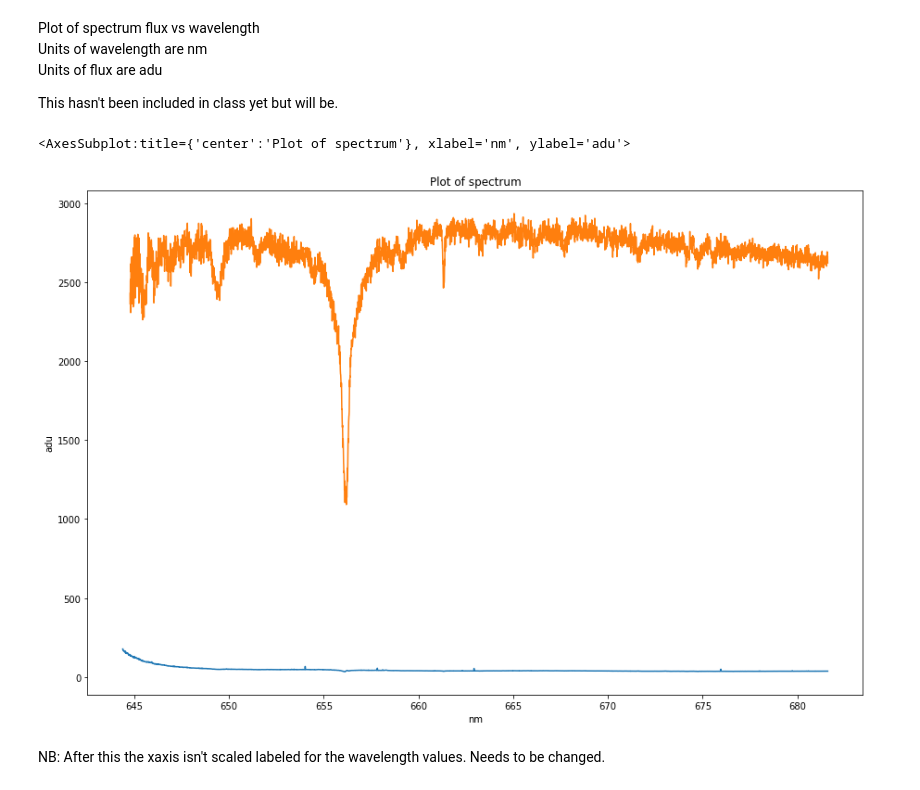
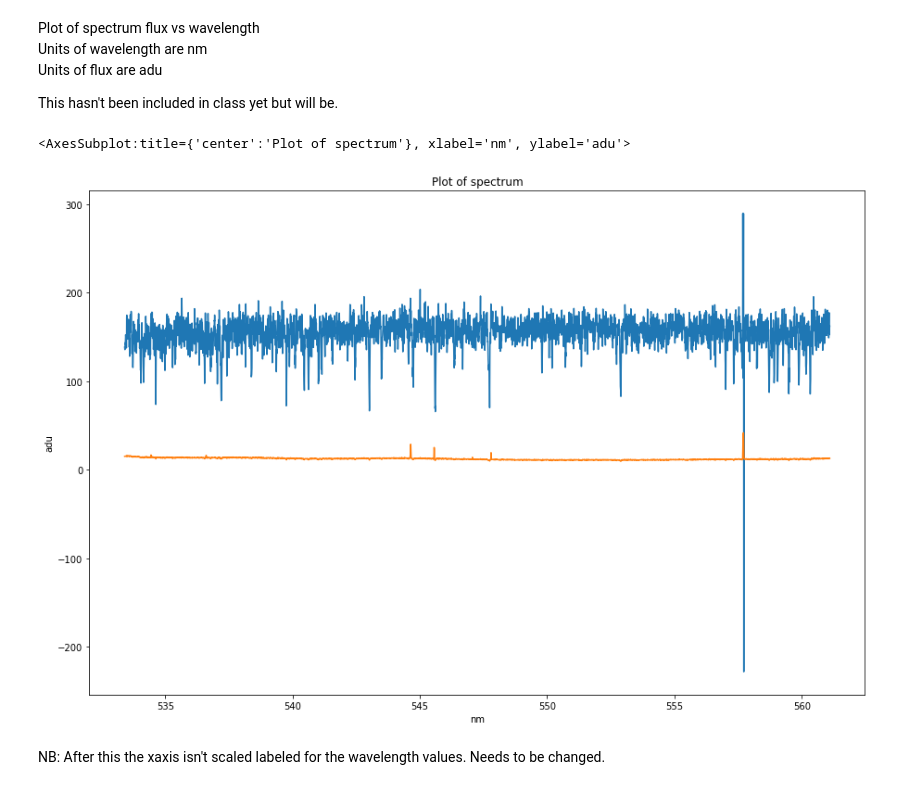
Before and after one commit to ocallam6/GES, a Jupyter notebook: Analysis/hr10_pca.ipynb, the cells around one changed output. Saved outputs shown, nothing was run; the diff lists cells and outputs as text; code cells hidden in the pictures.

```diff
--- a/Analysis/hr10_pca.ipynb
+++ b/Analysis/hr10_pca.ipynb
@@ -81,3 +41,10 @@ FileNotFoundError: [Errno 2] No such file or directory: 'class'
+# %%
+os.chdir('../')
+from Data_handling.spectra_object import get_data
+os.chdir('Parameter_files')
+HR10=pd.read_csv('HR10_parameter_with_file_names_for_spectra.csv')
+os.chdir('../Data')
+HR10['spectrum']=HR10['hr10_file'].apply(get_data)
 # %% [markdown]
 # 1.1 Parameters for these samples
 
@@ -95,0 +56,6 @@ Index(['wavelength', 'flux', 'flux_err'], dtype='object')
+# %%
+spectrum=HR10['spectrum'][0]
+
+
+HR10=HR10[HR10['spectrum'].notna()].reset_index()
+HR10
@@ -108,15 +84,14 @@ five_sigma=[flux_err_mean-5*flux_err_std,flux_err_mean+5*flux_err_std]
 # %%
 
 plt.figure(figsize=(15,10))
 plt.title("Plot of spectrum")
 plt.xlabel('nm')
 plt.ylabel('adu')
-#sn.lineplot(x=spectrum.data['wavelength'],y=spectrum.data['flux'])
-sn.lineplot(x=spectrum.data['wavelength'],y=spectrum.data['flux_err'])
-sn.lineplot(x=spectrum.data['wavelength'],y=spectrum.data[(spectrum.data['flux_err']>=five_sigma[0])&(spectrum.data['flux_err']<=five_sigma[1])]['flux'])
+sn.lineplot(x=spectrum['wavelength'],y=spectrum['flux'])
+sn.lineplot(x=spectrum['wavelength'],y=spectrum['flux_err'])
 # %% [output]
 <AxesSubplot:title={'center':'Plot of spectrum'}, xlabel='nm', ylabel='adu'>
-[figure, old version]
+[figure, new version]
 # %% [markdown]
 NB: After this the xaxis isn't scaled labeled for the wavelength values. Needs to be changed.
 # %% [markdown]
```
Also changed, not shown: parts of 26 cells of this notebook, 4 other files.
